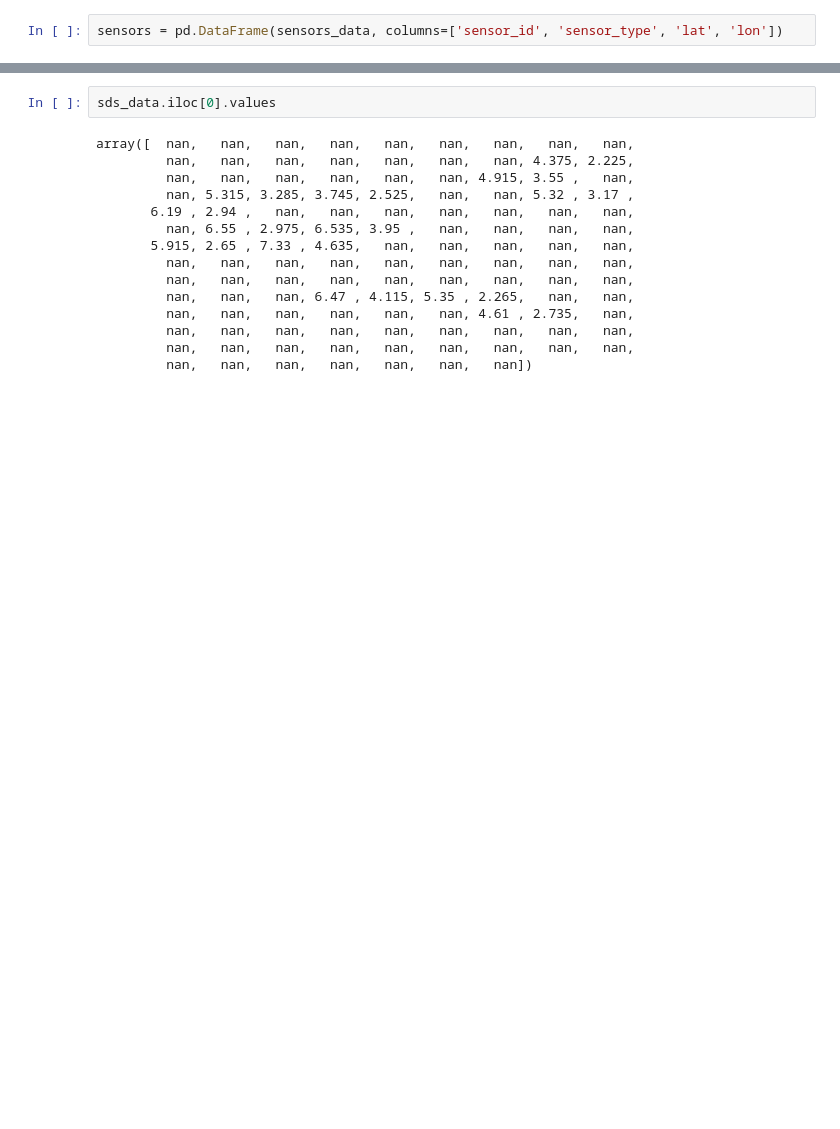
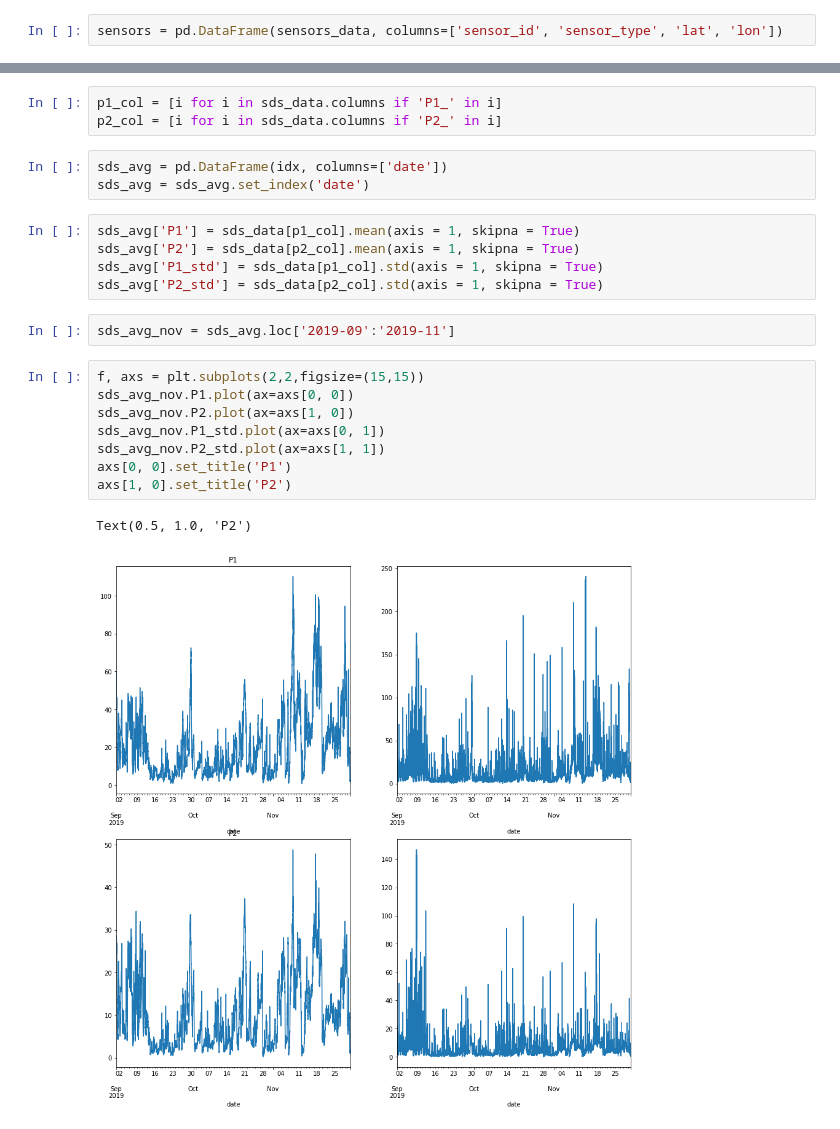
Before and after one commit to aerubanov/Proj_Air_Quality, a Jupyter notebook: notebooks/data_avereging.ipynb, the cells around one changed output, grey strips where cells are left out. Cells and saved outputs as stored; diff of their text form; blank space fills up the shorter version.

```diff
--- a/notebooks/data_avereging.ipynb
+++ b/notebooks/data_avereging.ipynb
@@ -63,17 +67,24 @@ sds_data.head()
-# %%
-sds_data.iloc[0].values
-# %% [output]
-array([  nan,   nan,   nan,   nan,   nan,   nan,   nan,   nan,   nan,
-         nan,   nan,   nan,   nan,   nan,   nan,   nan, 4.375, 2.225,
-         nan,   nan,   nan,   nan,   nan,   nan, 4.915, 3.55 ,   nan,
-         nan, 5.315, 3.285, 3.745, 2.525,   nan,   nan, 5.32 , 3.17 ,
-       6.19 , 2.94 ,   nan,   nan,   nan,   nan,   nan,   nan,   nan,
-         nan, 6.55 , 2.975, 6.535, 3.95 ,   nan,   nan,   nan,   nan,
-       5.915, 2.65 , 7.33 , 4.635,   nan,   nan,   nan,   nan,   nan,
-         nan,   nan,   nan,   nan,   nan,   nan,   nan,   nan,   nan,
-         nan,   nan,   nan,   nan,   nan,   nan,   nan,   nan,   nan,
-         nan,   nan,   nan, 6.47 , 4.115, 5.35 , 2.265,   nan,   nan,
-         nan,   nan,   nan,   nan,   nan,   nan, 4.61 , 2.735,   nan,
-         nan,   nan,   nan,   nan,   nan,   nan,   nan,   nan,   nan,
-         nan,   nan,   nan,   nan,   nan,   nan,   nan,   nan,   nan,
-         nan,   nan,   nan,   nan,   nan,   nan,   nan])
+# %%
+p1_col = [i for i in sds_data.columns if 'P1_' in i]
+p2_col = [i for i in sds_data.columns if 'P2_' in i]
+# %%
+sds_avg = pd.DataFrame(idx, columns=['date'])
+sds_avg = sds_avg.set_index('date')
+# %%
+sds_avg['P1'] = sds_data[p1_col].mean(axis = 1, skipna = True)
+sds_avg['P2'] = sds_data[p2_col].mean(axis = 1, skipna = True)
+sds_avg['P1_std'] = sds_data[p1_col].std(axis = 1, skipna = True)
+sds_avg['P2_std'] = sds_data[p2_col].std(axis = 1, skipna = True)
+# %%
+sds_avg_nov = sds_avg.loc['2019-09':'2019-11']
+# %%
+f, axs = plt.subplots(2,2,figsize=(15,15))
+sds_avg_nov.P1.plot(ax=axs[0, 0])
+sds_avg_nov.P2.plot(ax=axs[1, 0])
+sds_avg_nov.P1_std.plot(ax=axs[0, 1])
+sds_avg_nov.P2_std.plot(ax=axs[1, 1])
+axs[0, 0].set_title('P1')
+axs[1, 0].set_title('P2')
+# %% [output]
+Text(0.5, 1.0, 'P2')
+[figure, added]
```
Also changed, not shown: parts of 4 cells of this notebook, 1 other file.
